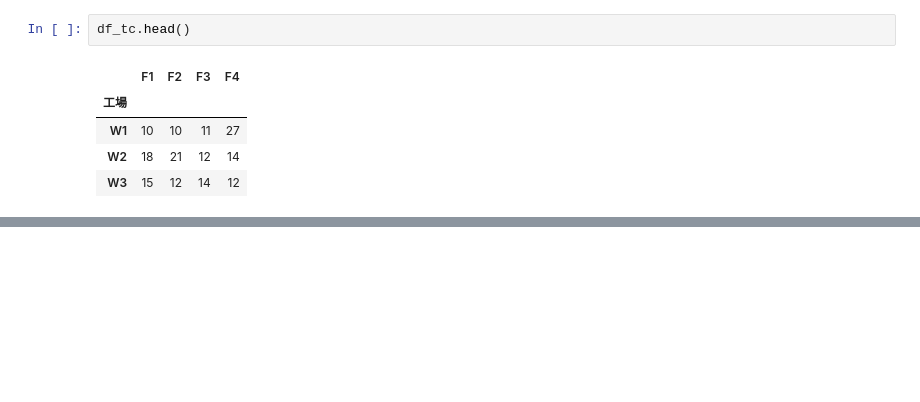
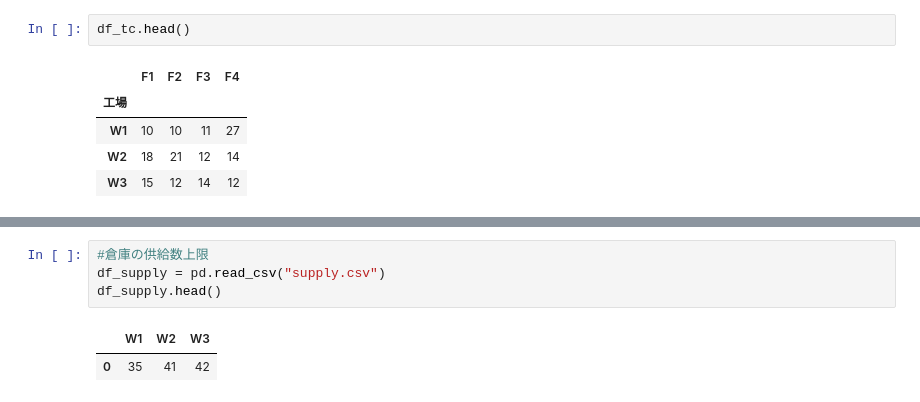
Before and after one commit to letitride/PandasDataAnalyze, a Jupyter notebook: chapter06/ch06.ipynb, the cells around one changed output, grey strips where cells are left out. Cells and saved outputs as stored; diff of their text form; blank space fills up the shorter version.

```diff
--- a/chapter06/ch06.ipynb
+++ b/chapter06/ch06.ipynb
@@ -297,0 +307,7 @@ df_tc.head()
+# %%
+#倉庫の供給数上限
+df_supply = pd.read_csv("supply.csv")
+df_supply.head()
+# %% [output]
+|  | W1 | W2 | W3 |
+| 0 | 35 | 41 | 42 |
```
Also changed, not shown: parts of 3 cells of this notebook.
